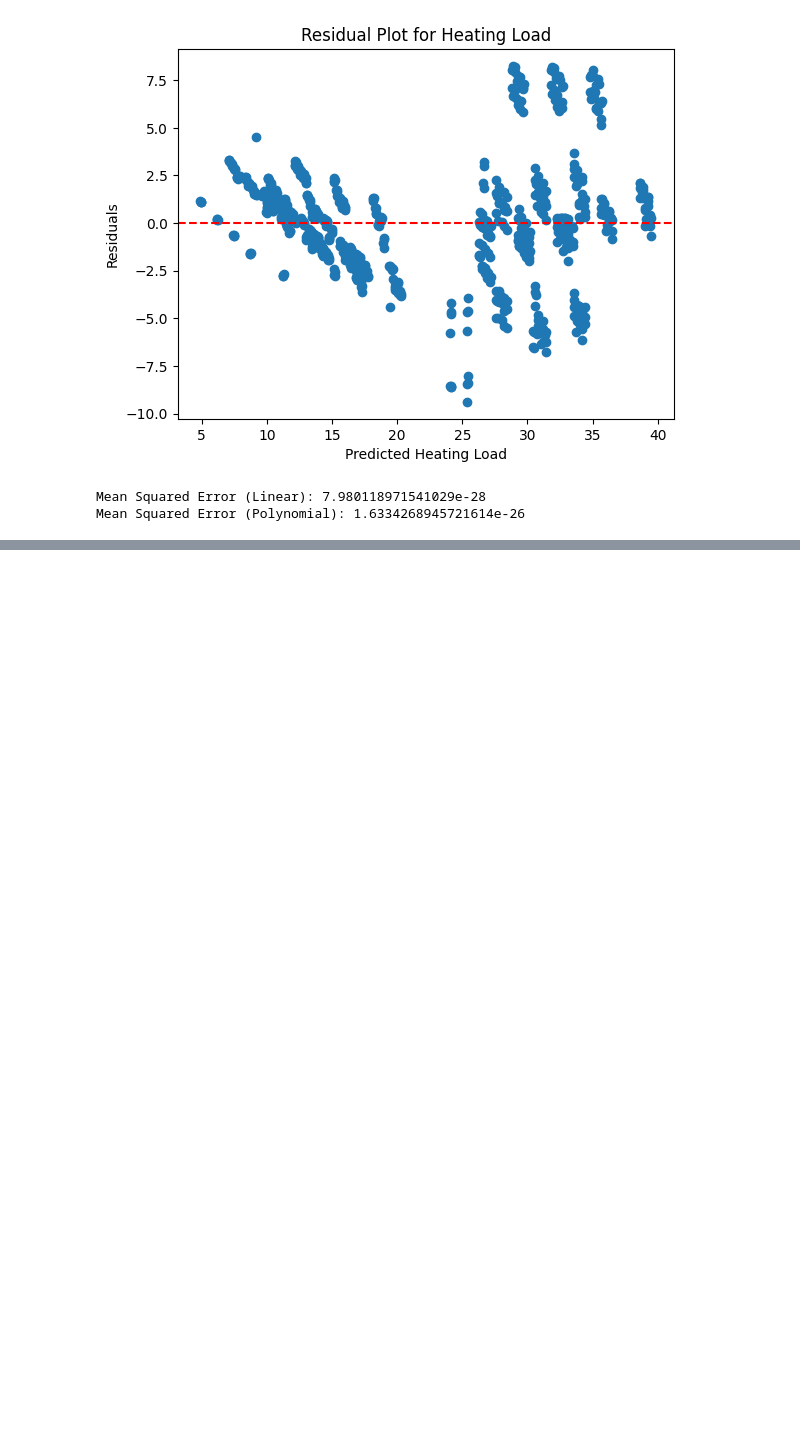
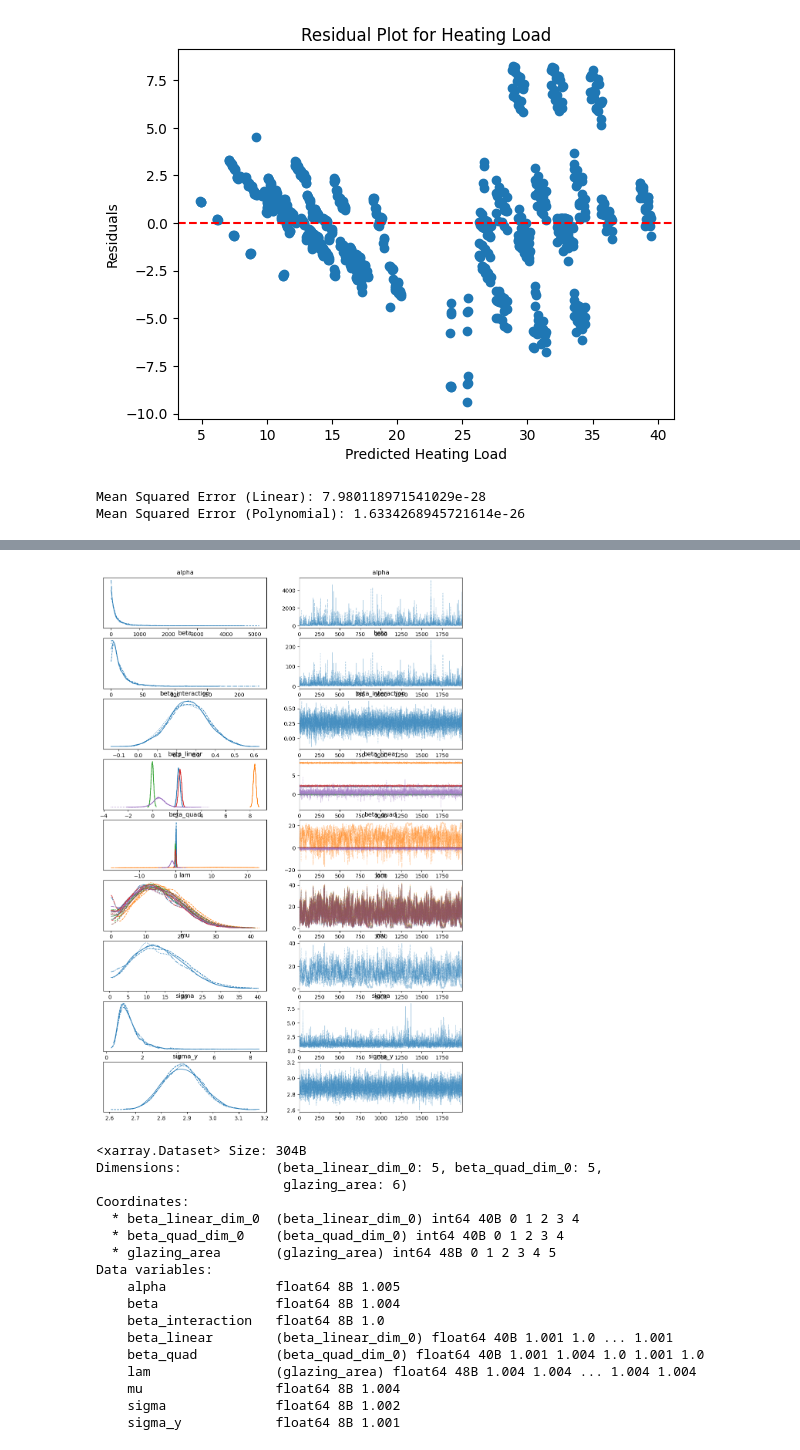
Before and after one commit to venkatanadikatla/pytorch, a Jupyter notebook: Hierarchical_Model_Energy_Efficient.ipynb, the cells around one changed output, grey strips where cells are left out. Drawn from its saved outputs; the diff is of its cells as text; code cells hidden in the pictures; blank space fills up the shorter version.

```diff
--- a/Hierarchical_Model_Energy_Efficient.ipynb
+++ b/Hierarchical_Model_Energy_Efficient.ipynb
@@ -427,0 +526,27 @@ TypeError: log likelihood not found in inference data object
+# %%
+# Plot the trace to visually inspect the model's convergence
+az.plot_trace(trace)
+plt.show()
+
+# Get and display the R-hat statistics (to check for convergence)
+rhat_values = az.rhat(trace)
+print(rhat_values)
+# %% [output]
+[figure, added]
+<xarray.Dataset> Size: 304B
+Dimensions:            (beta_linear_dim_0: 5, beta_quad_dim_0: 5,
+                        glazing_area: 6)
+Coordinates:
+  * beta_linear_dim_0  (beta_linear_dim_0) int64 40B 0 1 2 3 4
+  * beta_quad_dim_0    (beta_quad_dim_0) int64 40B 0 1 2 3 4
+  * glazing_area       (glazing_area) int64 48B 0 1 2 3 4 5
+Data variables:
+    alpha              float64 8B 1.005
+    beta               float64 8B 1.004
+    beta_interaction   float64 8B 1.0
+    beta_linear        (beta_linear_dim_0) float64 40B 1.001 1.0 ... 1.001
+    beta_quad          (beta_quad_dim_0) float64 40B 1.001 1.004 1.0 1.001 1.0
+    lam                (glazing_area) float64 48B 1.004 1.004 ... 1.004 1.004
+    mu                 float64 8B 1.004
+    sigma              float64 8B 1.002
+    sigma_y            float64 8B 1.001
```
Also changed, not shown: parts of 10 cells of this notebook.
